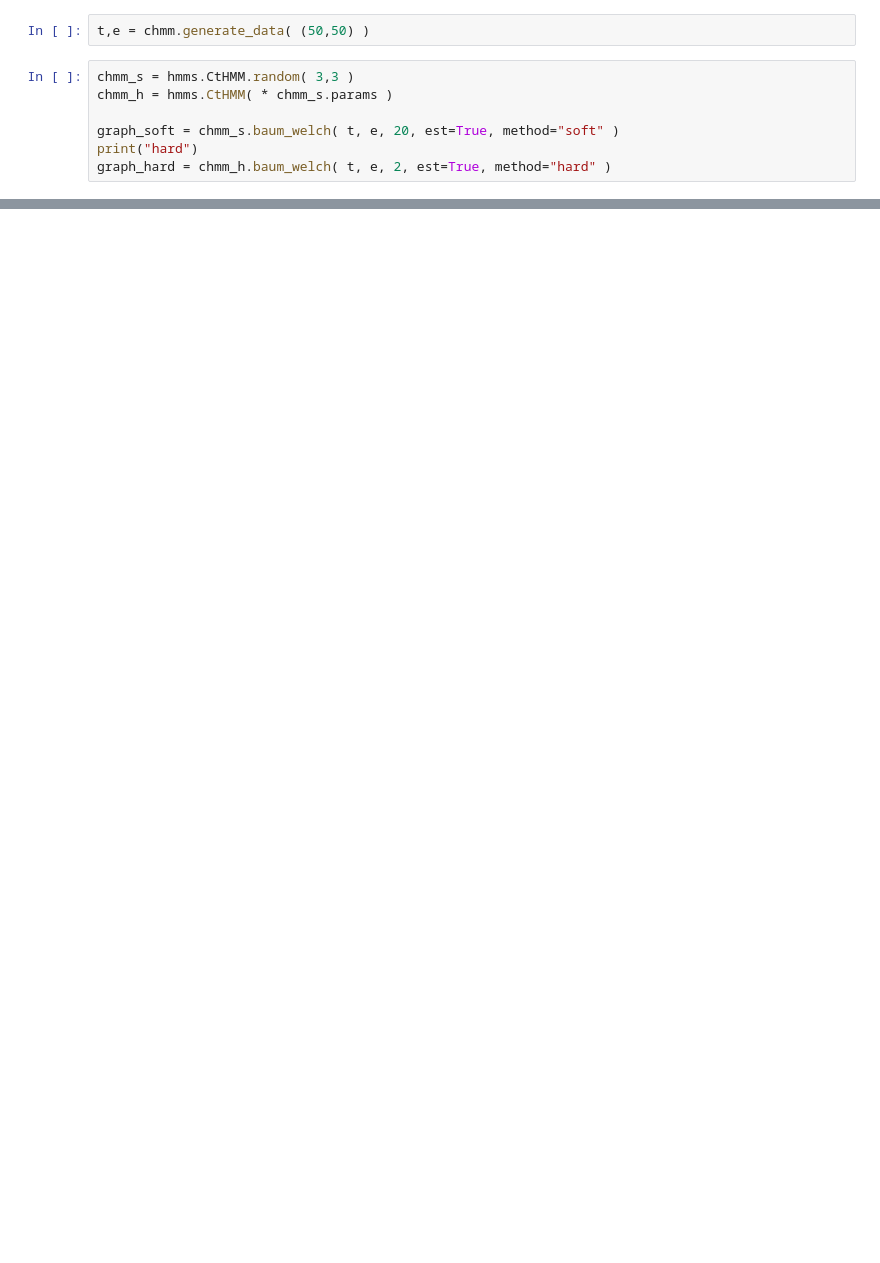
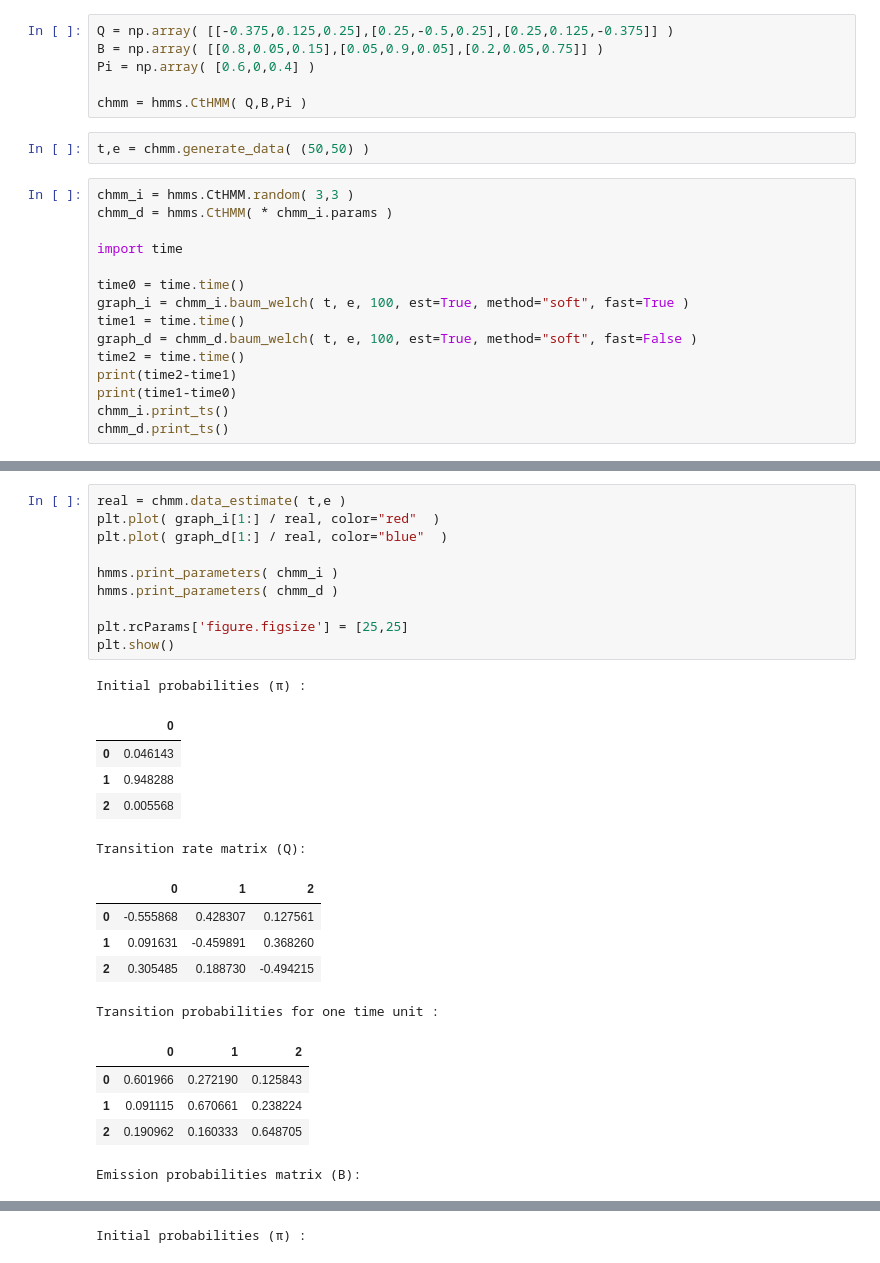
Before and after one commit to lopatovsky/HMMs, a Jupyter notebook: CT-HMM.ipynb, the cells around one changed output, grey strips where cells are left out. Drawn from its saved outputs; the diff is of its cells as text; blank space fills up the shorter version.

```diff
--- a/CT-HMM.ipynb
+++ b/CT-HMM.ipynb
@@ -781,10 +821,24 @@ chmm = hmms.CtHMM( Q,B,Pi )
+# %%
+Q = np.array( [[-0.375,0.125,0.25],[0.25,-0.5,0.25],[0.25,0.125,-0.375]] )
+B = np.array( [[0.8,0.05,0.15],[0.05,0.9,0.05],[0.2,0.05,0.75]] )
+Pi = np.array( [0.6,0,0.4] )
+
+chmm = hmms.CtHMM( Q,B,Pi )
 # %%
 t,e = chmm.generate_data( (50,50) )
 # %%
-chmm_s = hmms.CtHMM.random( 3,3 )
-chmm_h = hmms.CtHMM( * chmm_s.params )
+chmm_i = hmms.CtHMM.random( 3,3 )
+chmm_d = hmms.CtHMM( * chmm_i.params )
 
-graph_soft = chmm_s.baum_welch( t, e, 20, est=True, method="soft" )
-print("hard")
-graph_hard = chmm_h.baum_welch( t, e, 2, est=True, method="hard" )
+import time
+
+time0 = time.time()
+graph_i = chmm_i.baum_welch( t, e, 100, est=True, method="soft", fast=True )
+time1 = time.time()
+graph_d = chmm_d.baum_welch( t, e, 100, est=True, method="soft", fast=False )
+time2 = time.time()
+print(time2-time1)
+print(time1-time0)
+chmm_i.print_ts()
+chmm_d.print_ts()
 # %% [output]
@@ -857,0 +862,27 @@ Transition rate matrix (Q):
+# %%
+real = chmm.data_estimate( t,e )
+plt.plot( graph_i[1:] / real, color="red"  )
+plt.plot( graph_d[1:] / real, color="blue"  )
+
+hmms.print_parameters( chmm_i )
+hmms.print_parameters( chmm_d )
+
+plt.rcParams['figure.figsize'] = [25,25]
+plt.show()
+# %% [output]
+Initial probabilities (π) :
+|  | 0 |
+| 0 | 0.046143 |
+| 1 | 0.948288 |
+| 2 | 0.005568 |
+Transition rate matrix (Q):
+|  | 0 | 1 | 2 |
+| 0 | -0.555868 | 0.428307 | 0.127561 |
+| 1 | 0.091631 | -0.459891 | 0.368260 |
+| 2 | 0.305485 | 0.188730 | -0.494215 |
+Transition probabilities for one time unit :
+|  | 0 | 1 | 2 |
+| 0 | 0.601966 | 0.272190 | 0.125843 |
+| 1 | 0.091115 | 0.670661 | 0.238224 |
+| 2 | 0.190962 | 0.160333 | 0.648705 |
+Emission probabilities matrix (B):
@@ -857,0 +893 @@ Transition rate matrix (Q):
+Initial probabilities (π) :
```
Also changed, not shown: parts of 14 cells of this notebook, 2 other files.
